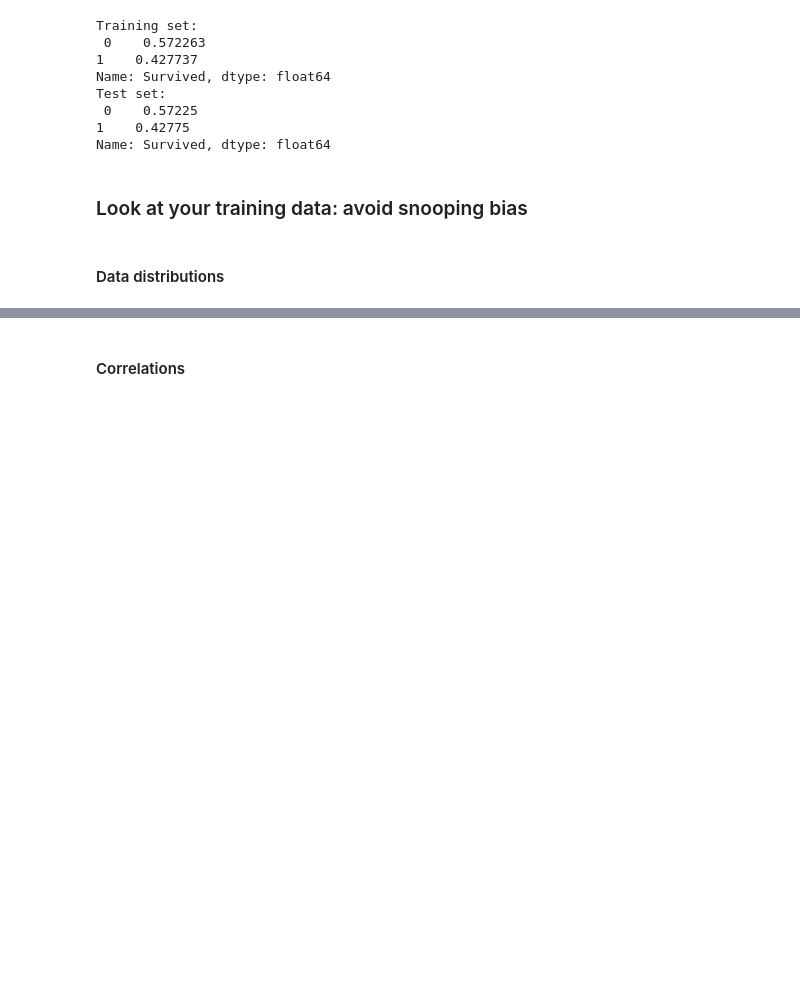
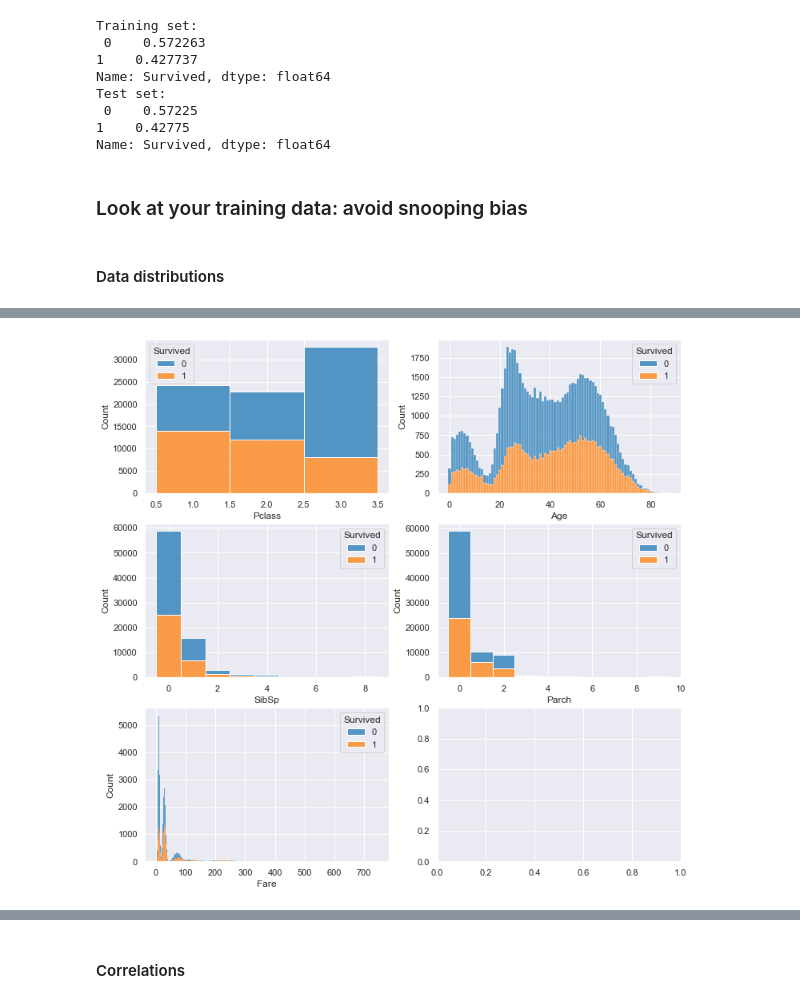
Before and after one commit to carolinemcosta/tech-talk-itech, a Jupyter notebook: tech-talk-v2.ipynb, the cells around one changed output, grey strips where cells are left out. Drawn from its saved outputs; the diff is of its cells as text; code cells hidden in the pictures; blank space fills up the shorter version.

```diff
--- a/tech-talk-v2.ipynb
+++ b/tech-talk-v2.ipynb
@@ -117,0 +114,3 @@ plt.show()
+# %%
+titanic_train_labelled = titanic_train.copy()
+titanic_train_labelled['Survived'] = titanic_labels_train
@@ -117,0 +124,20 @@ plt.show()
+# %%
+fig, axs = plt.subplots(3,2, figsize=(12,12))
+features = ['Pclass', 'Age', 'SibSp', 'Parch', 'Fare']
+nx = axs.shape[0]
+ny = axs.shape[1]
+for x in range(nx):
+    for y in range(ny):
+        idx = x*(nx-1) + y
+        if idx < (len(features)):
+            sns.histplot(data=titanic_train_labelled,
+                         x=features[idx],
+                         hue='Survived',
+                         multiple='stack',
+                         ax=axs[x,y],
+                         discrete=True,
+                         palette='tab10'
+                        )
+plt.show()
+# %% [output]
+[figure, added]
```
Also changed, not shown: parts of 12 cells of this notebook.
